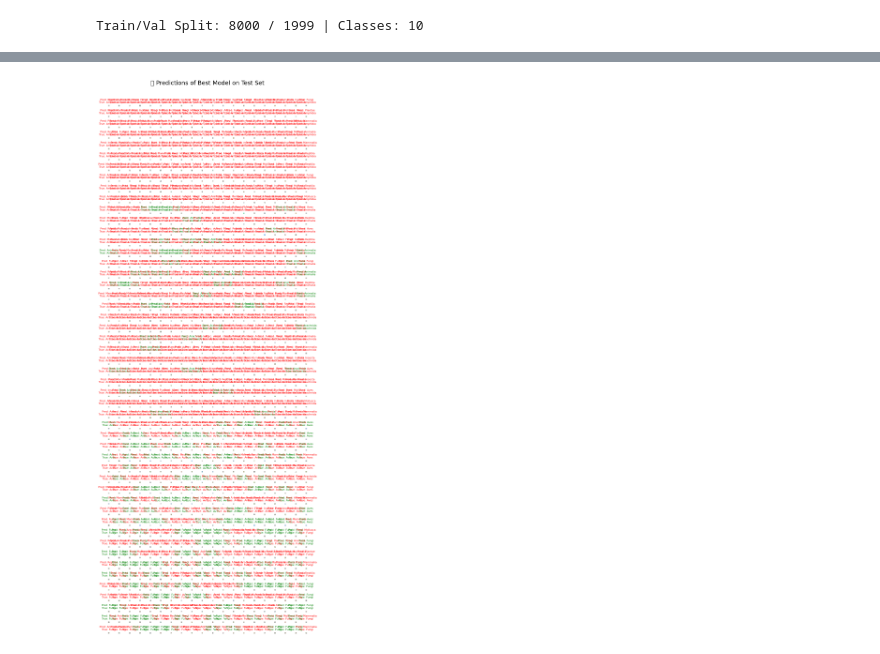
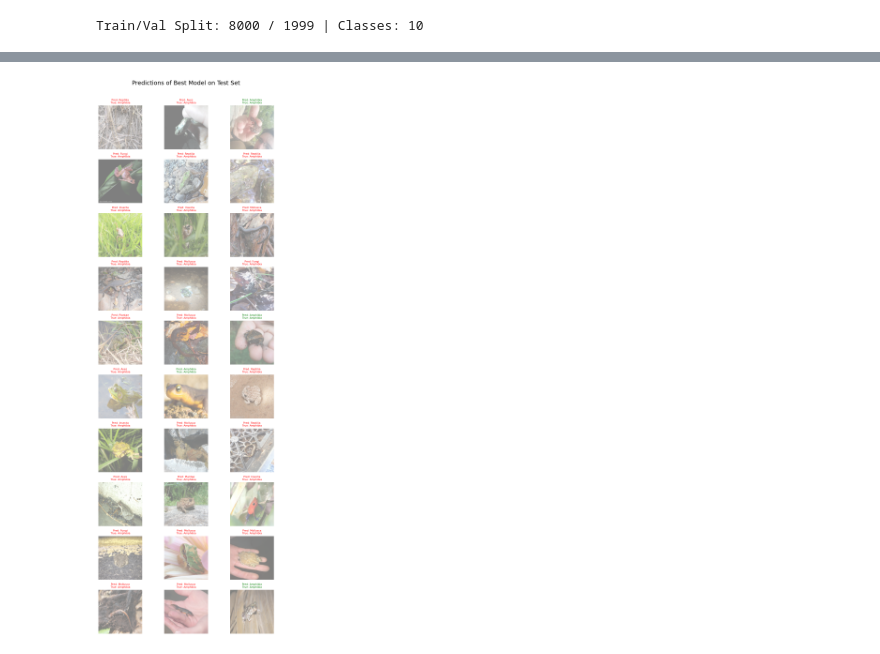
Before and after one commit to alokgaurav04/DA6401_Assignment_2, a Jupyter notebook: Assignment_2_part_A.ipynb, the cells around one changed output, grey strips where cells are left out. Cells and saved outputs as stored; diff of their text form; code cells hidden in the pictures.

Commit message:
Part A of Assignment 2

```diff
--- a/Assignment_2_part_A.ipynb
+++ b/Assignment_2_part_A.ipynb
@@ -63,11 +62,11 @@ def get_transforms(augment=False):
             transforms.ToTensor()
         ])
 # %%
-
-class CNNModel(nn.Module):
+# The Class for CNN model is defined here
+class CNN(nn.Module):
     def __init__(self, num_classes, filters=32, filter_policy='same', activation='ReLU',
-                 batch_norm=False, dropout=0.0):
-        super(CNNModel, self).__init__()
+                 batch_norm=False, dropout=0.0,kernel_size=3,dense_neurons=128):
+        super(CNN, self).__init__()
 
         activations = {
             'ReLU': nn.ReLU,
@@ -78,12 +77,12 @@ class CNNModel(nn.Module):
         act_fn = activations[activation]
 
         layers = []
-        in_channels = 3
+        in_channels = 3  # Since the image is RGB , hence 3 is the input channel
         current_filters = filters
         self.final_filters = current_filters
 
         for i in range(5):
-            layers.append(nn.Conv2d(in_channels, current_filters, kernel_size=3, padding=1))
+            layers.append(nn.Conv2d(in_channels, current_filters, kernel_size=kernel_size, padding=1))
             if batch_norm:
                 layers.append(nn.BatchNorm2d(current_filters))
             layers.append(act_fn())
@@ -102,10 +101,10 @@ class CNNModel(nn.Module):
         self.pool = nn.AdaptiveAvgPool2d((1, 1))
         self.classifier = nn.Sequential(
             nn.Flatten(),
-            nn.Linear(self.final_filters, 128),
+            nn.Linear(self.final_filters, dense_neurons),
             act_fn(),
             nn.Dropout(p=dropout),
-            nn.Linear(128, num_classes)
+            nn.Linear(dense_neurons, num_classes)
         )
 
     def forward(self, x):
@@ -285,20 +287,19 @@ Run summary:
 # %%
 
-# 1. Load best run manually from W&B dashboard or set run ID here
-# Replace with your actual best run ID from the sweep
-best_run_id = "alokgaurav04-indian-institute-of-technology-madras/inat-cnn-sweep/runs/6h0r51rw"  # example: "user/inat-cnn-sweep/abc123"
+# Load best run sweep according to sweep id
+best_run_id = "alokgaurav04-indian-institute-of-technology-madras/DA6401_Assignment_2/runs/9aj8kk3d"
 
-# 2. Download the model file (assumes model is saved in run)
+#Get the best model saved before
 api = wandb.Api()
 run = api.run(best_run_id)
 model_file = run.file("model.pth")
 model_file.download(replace=True)
 
-# 3. Load the model
+#Load the model
 device = torch.device("cuda" if torch.cuda.is_available() else "cpu")
 config = run.config
 
-best_model = CNNModel(
+best_model = CNN(
     num_classes=NUM_CLASSES,
     filters=config["filters"],
     filter_policy=config["filter_policy"],
@@ -310,12 +311,12 @@ best_model = CNNModel(
 best_model.load_state_dict(torch.load("model.pth", map_location=device))
 best_model.eval()
 
-# 4. Prepare test loader
+# Prepare test dataset for further processing
 test_dir = os.path.join(DATA_DIR, "val")
 test_dataset = datasets.ImageFolder(test_dir, transform=get_transforms(False))
 test_loader = DataLoader(test_dataset, batch_size=32, shuffle=False, num_workers=2)
 
-# 5. Evaluate
+# Perform test evaluation and accuracy
 correct, total = 0, 0
 with torch.no_grad():
     for X, y in test_loader:
@@ -340,35 +352,35 @@ def imshow(inp, title=None):
     inp = np.clip(inp, 0, 1)
     plt.imshow(inp)
     if title is not None:
         plt.title(title, fontsize=8)
     plt.axis('off')
 
 # Gather 30 samples for prediction
 samples, predictions = [], []
 best_model.eval()
 with torch.no_grad():
     for i, (images, labels) in enumerate(test_loader):
         images = images.to(device)
         outputs = best_model(images)
         preds = outputs.argmax(1)
 
         for j in range(images.size(0)):
             samples.append((images[j].cpu(), preds[j].item(), labels[j].item()))
-            if len(samples) >= 1000:
+            if len(samples) >= 30:
                 break
-        if len(samples) >= 1000:
+        if len(samples) >= 30:
             break
 
 # Plot 10x3 grid
-fig, axes = plt.subplots(50, 20, figsize=(9, 25))
-fig.suptitle("🎯 Predictions of Best Model on Test Set", fontsize=18)
+fig, axes = plt.subplots(10, 3, figsize=(9, 25))
+fig.suptitle("Predictions of Best Model on Test Set", fontsize=18)
 for i, ax in enumerate(axes.flat):
     img, pred, true = samples[i]
     color = "green" if pred == true else "red"
     ax.imshow(img.permute(1, 2, 0).numpy() * 0.5 + 0.5)
     ax.set_title(f"Pred: {classes[pred]}\nTrue: {classes[true]}", fontsize=8, color=color)
     ax.axis("off")
 plt.tight_layout(rect=[0, 0.03, 1, 0.97])
 plt.show()
 # %% [output]
-[figure, old version]
+[figure, new version]
```
Also changed, not shown: parts of 9 cells of this notebook.
